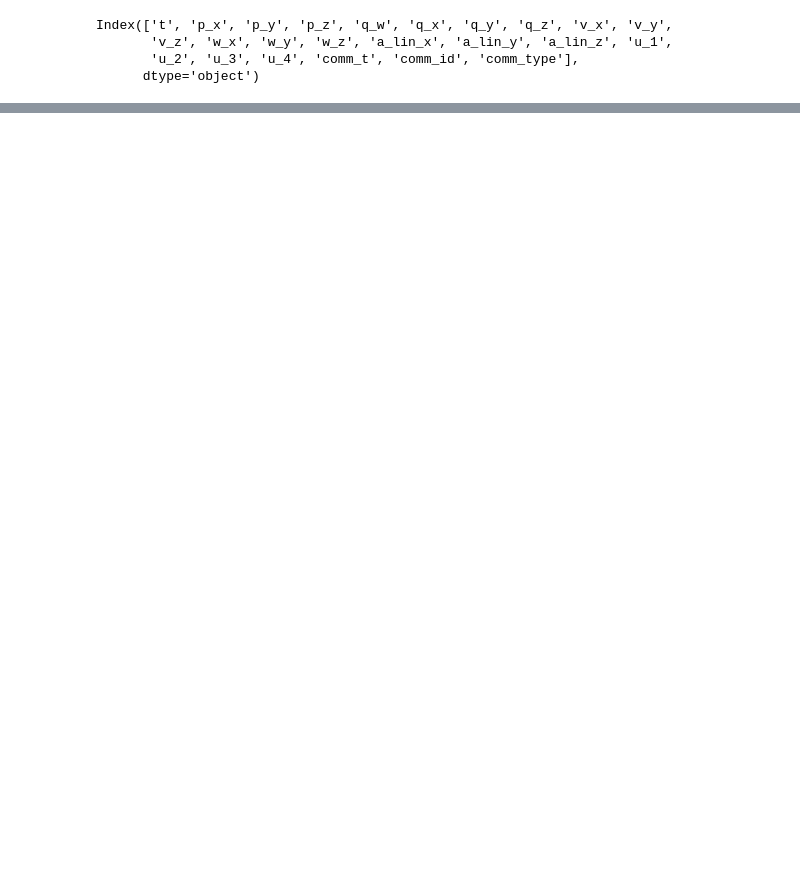
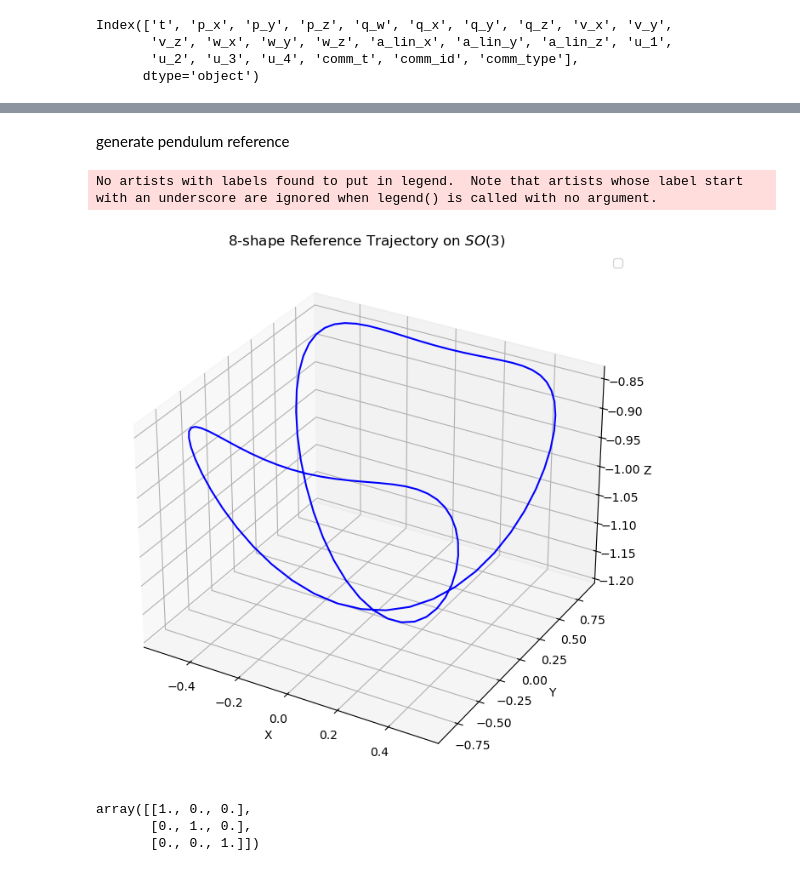
Before and after one commit to chenghuailin/trajectory_optimization_matrix_lie_groups, a Jupyter notebook: visualization/convert_path_to_reference.ipynb, the cells around one changed output, grey strips where cells are left out. Saved outputs shown, nothing was run; the diff lists cells and outputs as text; code cells hidden in the pictures; blank space fills up the shorter version.

```diff
--- a/visualization/convert_path_to_reference.ipynb
+++ b/visualization/convert_path_to_reference.ipynb
@@ -139,0 +304,53 @@ for step in range(N):
+# %% [markdown]
+generate pendulum reference
+# %%
+import numpy as np
+import matplotlib.pyplot as plt
+from scipy.spatial.transform import Rotation as R
+from manifpy import SO3
+
+# Parameter settings
+A = np.pi / 4   # Amplitude of rotation around the X-axis
+B = np.pi / 6   # Amplitude of rotation around the Y-axis
+omega = 2 * np.pi / 10  # Angular speed
+period = 10
+N = 100
+t = np.linspace(0, period, N)  # Time range
+
+# Generate rotation angles
+theta_x = A * np.sin(omega * t)  # Rotation angle around the X-axis
+theta_y = B * np.sin(2 * omega * t)  # Rotation angle around the Y-axis
+
+# Generate the rotation matrix sequence
+rotations = [R.from_euler('xy', [tx, ty], degrees=False).as_matrix()
+             for tx, ty in zip(theta_x, theta_y)]
+quaternions = [R.from_matrix(rotm).as_quat() for rotm in rotations]
+
+# Initialize the plot
+fig = plt.figure(figsize=(8, 8))
+ax = fig.add_subplot(111, projection='3d')
+
+# Define the initial pendulum vector
+pendulum_length = 1.2
+initial_vector = np.array([0., 0., -pendulum_length]).reshape(3,1)
+
+# Compute the rotated pendulum positions
+rod_pos = np.array([rotm @ initial_vector for rotm in rotations]).reshape(N, 3)
+
+# Plot the trajectory
+ax.plot(rod_pos[:,0], rod_pos[:,1], rod_pos[:,2], color="b")
+ax.set_title("8-shape Reference Trajectory on $SO(3)$")
+ax.set_xlabel("X")
+ax.set_ylabel("Y")
+ax.set_zlabel("Z")
+ax.legend()
+plt.show()
+# %% [output]
+No artists with labels found to put in legend.  Note that artists whose label start with an underscore are ignored when legend() is called with no argument.
+[figure, added]
+# %%
+rotations_mnf[0].rotation()
+# %% [output]
+array([[1., 0., 0.],
+       [0., 1., 0.],
+       [0., 0., 1.]])
```
Also changed, not shown: parts of 16 cells of this notebook, 1 other file.
